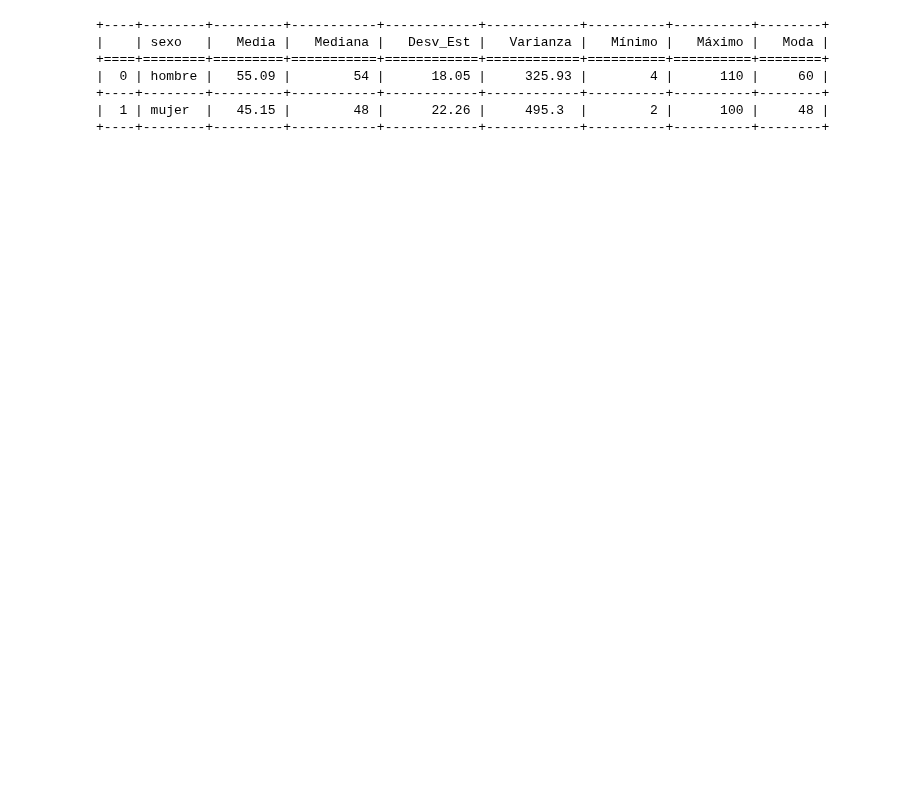
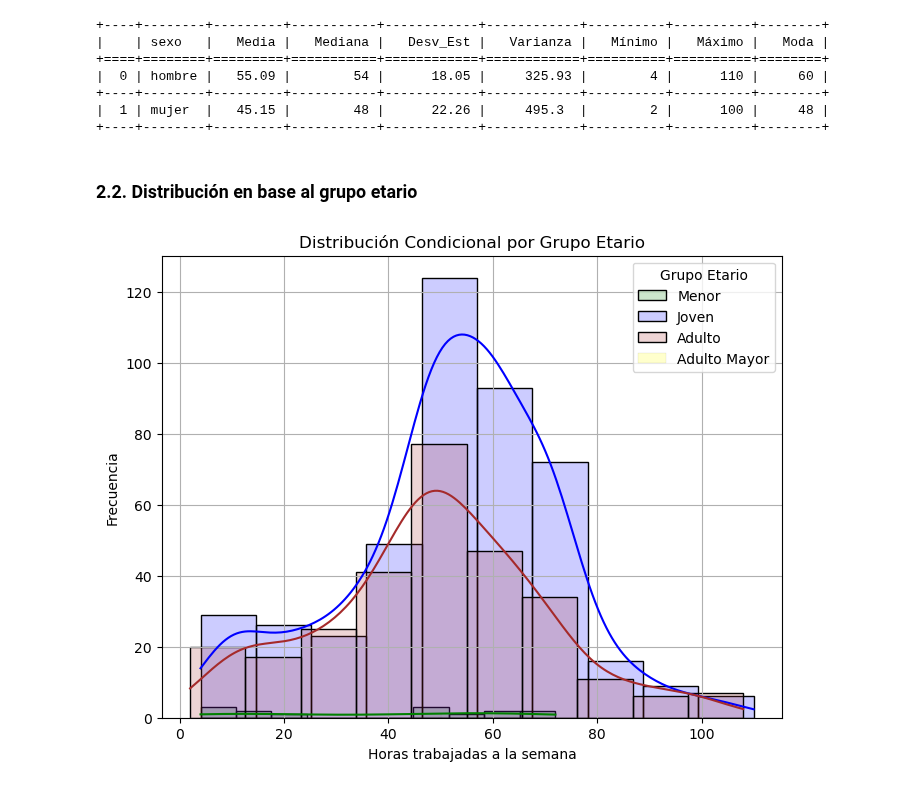
Before and after one commit to romloayza/econometria_tarea1, a Jupyter notebook: Tarea1_ENPOVE_Empleo.ipynb, the cells around one changed output. Saved outputs shown, nothing was run; the diff lists cells and outputs as text; code cells hidden in the pictures; blank space fills up the shorter version.

```diff
--- a/Tarea1_ENPOVE_Empleo.ipynb
+++ b/Tarea1_ENPOVE_Empleo.ipynb
@@ -381,3 +381,34 @@ print(tabulate(est_hora_sexo, headers='keys', tablefmt='grid'))
 +----+--------+---------+-----------+------------+------------+----------+----------+--------+
 |  1 | mujer  |   45.15 |        48 |      22.26 |     495.3  |        2 |      100 |     48 |
 +----+--------+---------+-----------+------------+------------+----------+----------+--------+
+# %% [markdown]
+### 2.2. Distribución en base al grupo etario
+# %%
+plt.figure(figsize=(8, 6))
+
+# Gráfico para Menor
+sns.histplot(data=filtraditos[filtraditos['grupo_etario'] == 'menor'], x='horas_trabaja_sem', kde=True, bins=10,
+             color="green", alpha=0.2, label="Menor")
+
+# Gráfico para Joven
+sns.histplot(data=filtraditos[filtraditos['grupo_etario'] == 'joven'], x='horas_trabaja_sem', kde=True, bins=10,
+             color="blue", alpha=0.2, label="Joven")
+
+# Gráfico para Adulto
+sns.histplot(data=filtraditos[filtraditos['grupo_etario'] == 'adulto'], x='horas_trabaja_sem', kde=True, bins=10,
+             color="brown", alpha=0.2, label="Adulto")
+
+# Gráfico para Adulto Mayor
+sns.histplot(data=filtraditos[filtraditos['grupo_etario'] == 'adulto mayor'], x='horas_trabaja_sem', kde=True, bins=10,
+             color="yellow", alpha=0.2, label="Adulto Mayor")
+
+# Ajustes del gráfico
+plt.title("Distribución Condicional por Grupo Etario")
+plt.xlabel("Horas trabajadas a la semana")
+plt.ylabel("Frecuencia")
+plt.legend(title="Grupo Etario")
+
+plt.grid(True)
+plt.show()
+# %% [output]
+[figure, added]
```
Also changed, not shown: parts of 12 cells of this notebook.
